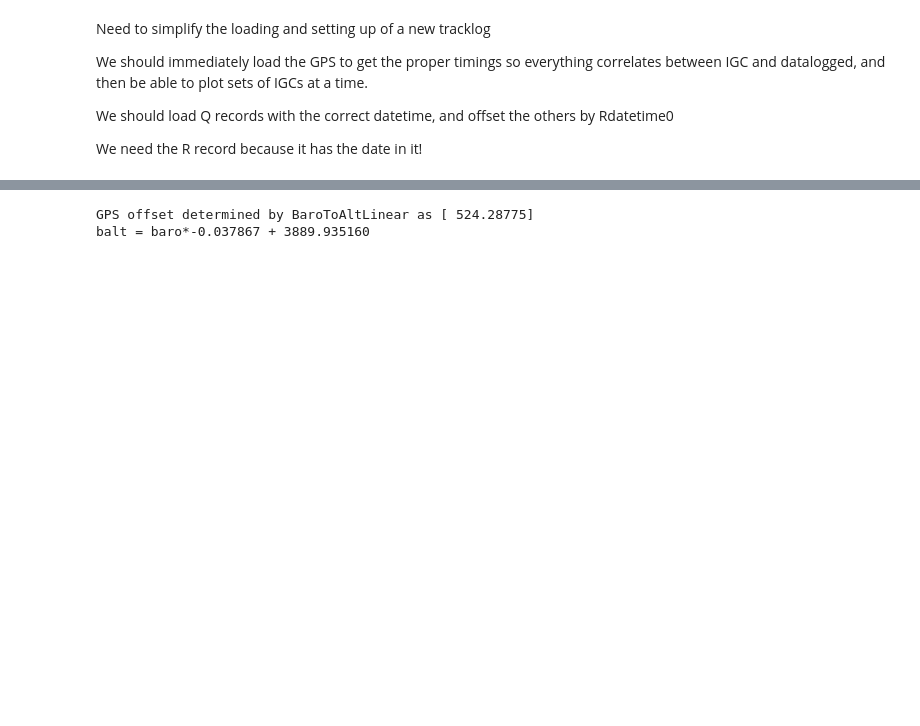
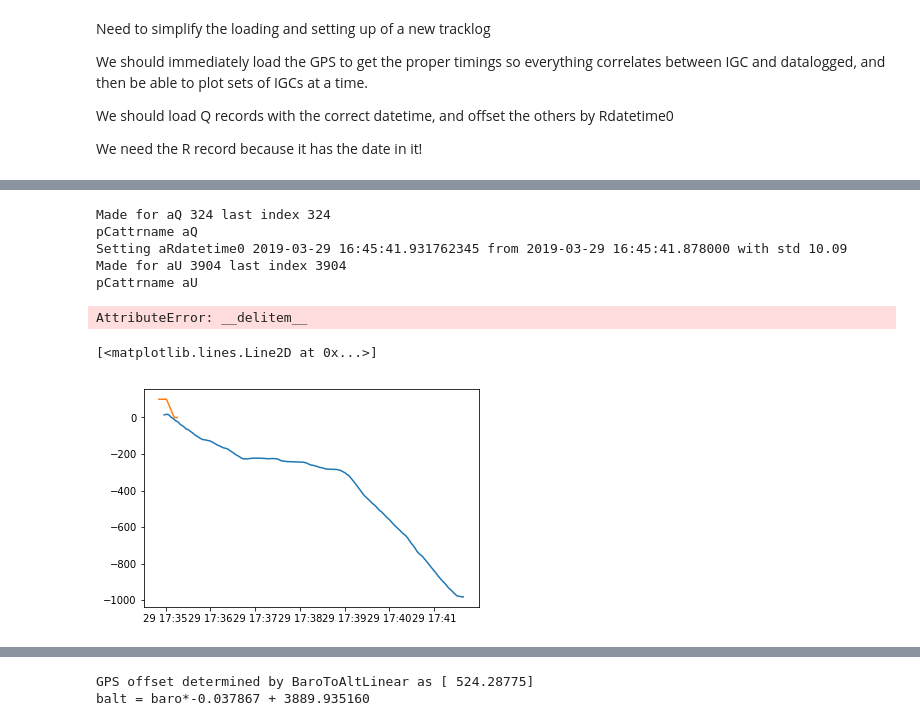
Before and after one commit to Future-Hangglider/hacktrack, a Jupyter notebook: display_function_development.ipynb, the cells around one changed output, grey strips where cells are left out. Drawn from its saved outputs; the diff is of its cells as text; code cells hidden in the pictures; blank space fills up the shorter version.

```diff
--- a/display_function_development.ipynb
+++ b/display_function_development.ipynb
@@ -26,0 +40,20 @@ Done:
+# %%
+import re
+
+fname = "/home/julian/Downloads/hdata-2019-03-29_17-34-50.log"
+fnamea = fname+"a"
+fout = open(fnamea, "w")
+prevthex = None
+for l in open(fname):
+    mu = re.match("Ut(\w{8})i(\w\w)", l)
+    mua = re.match("a\wt(\w{8})", l)
+    if mu:
+        if prevthex:
+            fout.write("aUt%si%s\n" % (prevthex, mu.group(2)))
+    else:
+        fout.write(l)
+        if mua:
+            prevthex = mua.group(1)
+fout.close()
+
+fd = loaders.FlyDat(fnamea)
@@ -26,0 +73,9 @@ Done:
+# %%
+fd.LoadC("aQ")
+fd.LoadC("aU")
+# %% [output]
+Made for aQ 324 last index 324
+pCattrname aQ
+Setting aRdatetime0 2019-03-29 16:45:41.931762345 from 2019-03-29 16:45:41.878000 with std 10.09
+Made for aU 3904 last index 3904
+pCattrname aU
@@ -26,0 +84,18 @@ Done:
+# %%
+daU = fd.aU.diff()
+daU = daU[(daU.b == 1) | (daU.b == -1)]
+if daU.b.iloc[0] == -1:
+    del daU.iloc[0]
+coasttimes = [ ]
+for i in range(1, len(daU), 2):
+    coasttimes.append((daU.iloc[i-1].name, daU.iloc[i].name))
+coasttimes
+daU
+# %% [output]
+AttributeError: __delitem__
+# %%
+fd.LoadC("aQ")
+plt.plot(fd.aU.b.iloc[:150]*100)
+# %% [output]
+[<matplotlib.lines.Line2D at 0x...>]
+[figure, added]
```
Also changed, not shown: parts of 25 cells of this notebook, 6 other files.
